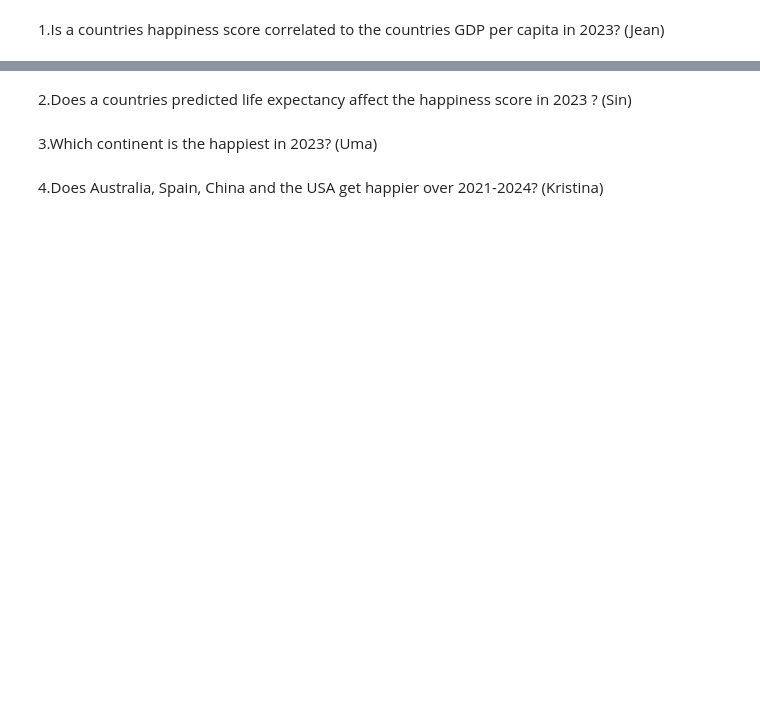
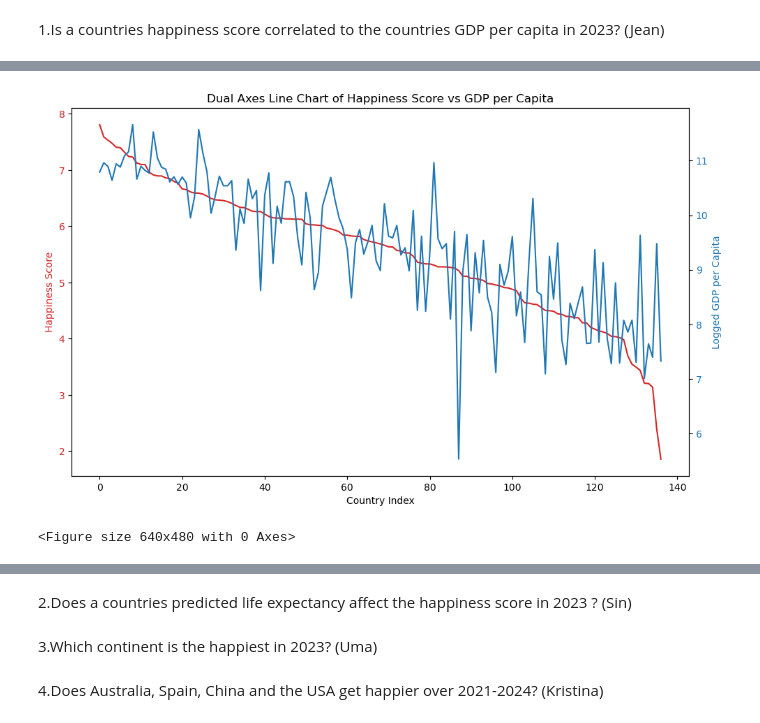
Before and after one commit to kristinaabramoff/Project__1, a Jupyter notebook: main.code.ipynb, the cells around one changed output, grey strips where cells are left out. Drawn from its saved outputs; the diff is of its cells as text; code cells hidden in the pictures; blank space fills up the shorter version.

```diff
--- a/main.code.ipynb
+++ b/main.code.ipynb
@@ -9,0 +53,27 @@ import matplotlib.pyplot as plt
+# %%
+# A dual-axis line chart
+fig, ax1 = plt.subplots(figsize=(10, 6))
+
+color = 'tab:red'
+ax1.set_xlabel('Country Index')
+ax1.set_ylabel('Happiness Score', color=color)
+ax1.plot(clean_data_2023_df['Country name'], clean_data_2023_df['Ladder score'], color=color)
+ax1.tick_params(axis='y', labelcolor=color)
+
+ax2 = ax1.twinx()
+color = 'tab:blue'
+ax2.set_ylabel('Logged GDP per Capita', color=color)
+ax2.plot(clean_data_2023_df['Country name'], clean_data_2023_df['Logged GDP per capita'], color=color)
+ax2.tick_params(axis='y', labelcolor=color)
+
+fig.tight_layout()
+plt.title('Dual Axes Line Chart of Happiness Score vs GDP per Capita')
+plt.xticks(rotation=90)
+plt.show()
+
+
+# Save the visualisation
+plt.savefig('Output/dual-axisline.png')
+# %% [output]
+[figure, added]
+<Figure size 640x480 with 0 Axes>
```
Also changed, not shown: parts of 11 cells of this notebook, 7 other files.
